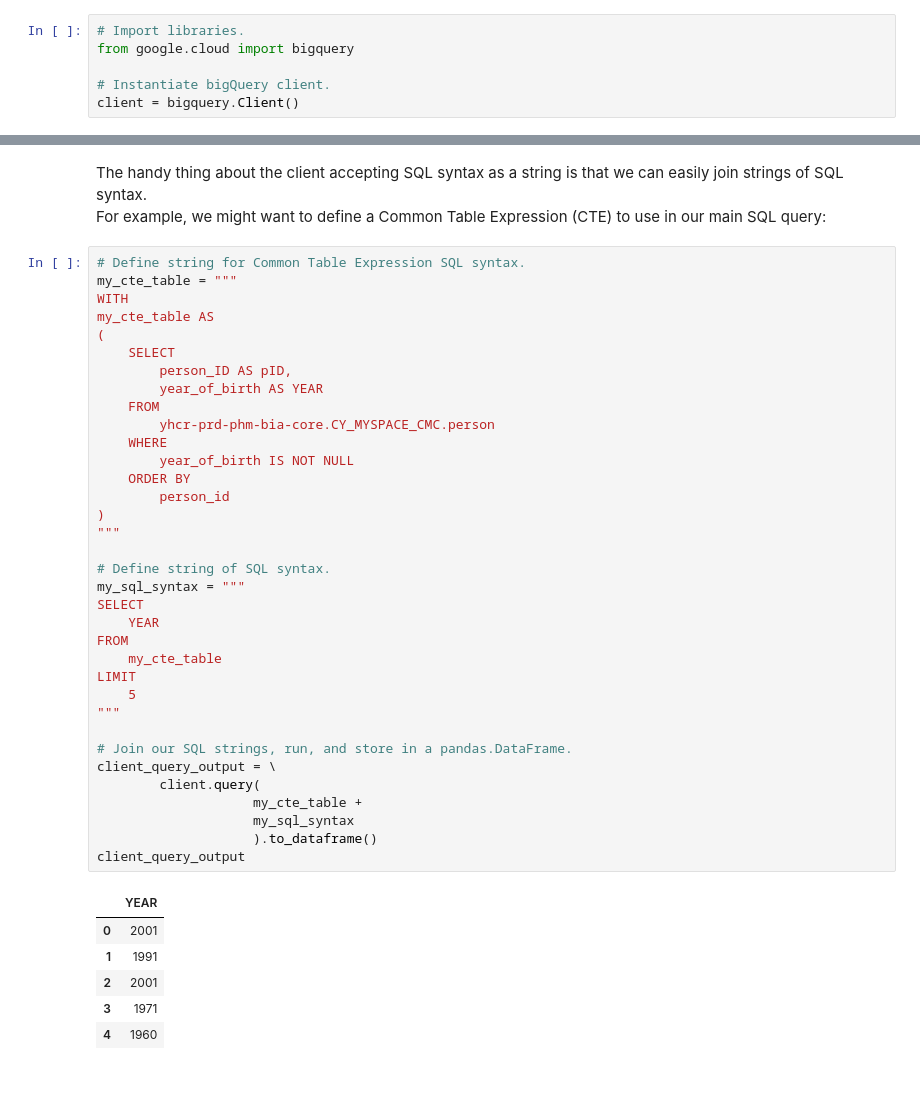
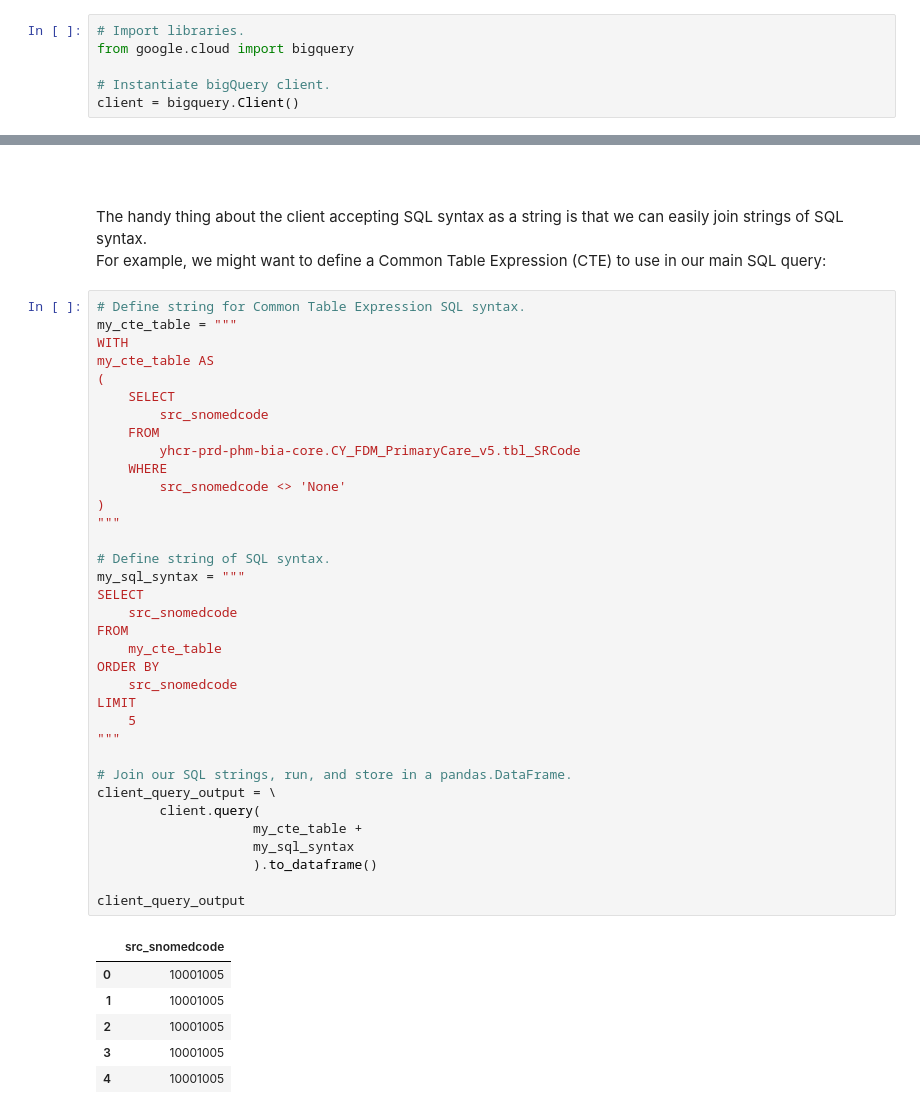
Before and after one commit to ConnectedBradford/c-mcinerney-workspace, a Jupyter notebook: Presentation/cB pres_2022 12 12.ipynb, the cells around one changed output, grey strips where cells are left out. Drawn from its saved outputs; the diff is of its cells as text; blank space fills up the shorter version.

```diff
--- a/Presentation/cB pres_2022 12 12.ipynb
+++ b/Presentation/cB pres_2022 12 12.ipynb
@@ -124,46 +169,49 @@ client_query_output
 # %% [markdown]
+<br/>
+<br/>
+
 The handy thing about the client accepting SQL syntax as a string is that we can easily join strings of SQL syntax.
 <br/>
 For example, we might want to define a Common Table Expression (CTE) to use in our main SQL query:
 # %%
 # Define string for Common Table Expression SQL syntax.
 my_cte_table = """
 WITH
 my_cte_table AS
 (
     SELECT
-        person_ID AS pID,
-        year_of_birth AS YEAR
+        src_snomedcode
     FROM
-        yhcr-prd-phm-bia-core.CY_MYSPACE_CMC.person
+        yhcr-prd-phm-bia-core.CY_FDM_PrimaryCare_v5.tbl_SRCode
     WHERE
-        year_of_birth IS NOT NULL
-    ORDER BY
-        person_id
+        src_snomedcode <> 'None'
 )
 """
 
 # Define string of SQL syntax.
 my_sql_syntax = """
 SELECT
-    YEAR
+    src_snomedcode
 FROM
     my_cte_table
+ORDER BY
+    src_snomedcode
 LIMIT
     5
 """
 
 # Join our SQL strings, run, and store in a pandas.DataFrame.
 client_query_output = \
         client.query(
                     my_cte_table +
                     my_sql_syntax
                     ).to_dataframe()
+
 client_query_output
 # %% [output]
-|  | YEAR |
-| 0 | 2001 |
-| 1 | 1991 |
-| 2 | 2001 |
-| 3 | 1971 |
-| 4 | 1960 |
+|  | src_snomedcode |
+| 0 | 10001005 |
+| 1 | 10001005 |
+| 2 | 10001005 |
+| 3 | 10001005 |
+| 4 | 10001005 |
```
Also changed, not shown: parts of 26 cells of this notebook, 8 other files.
